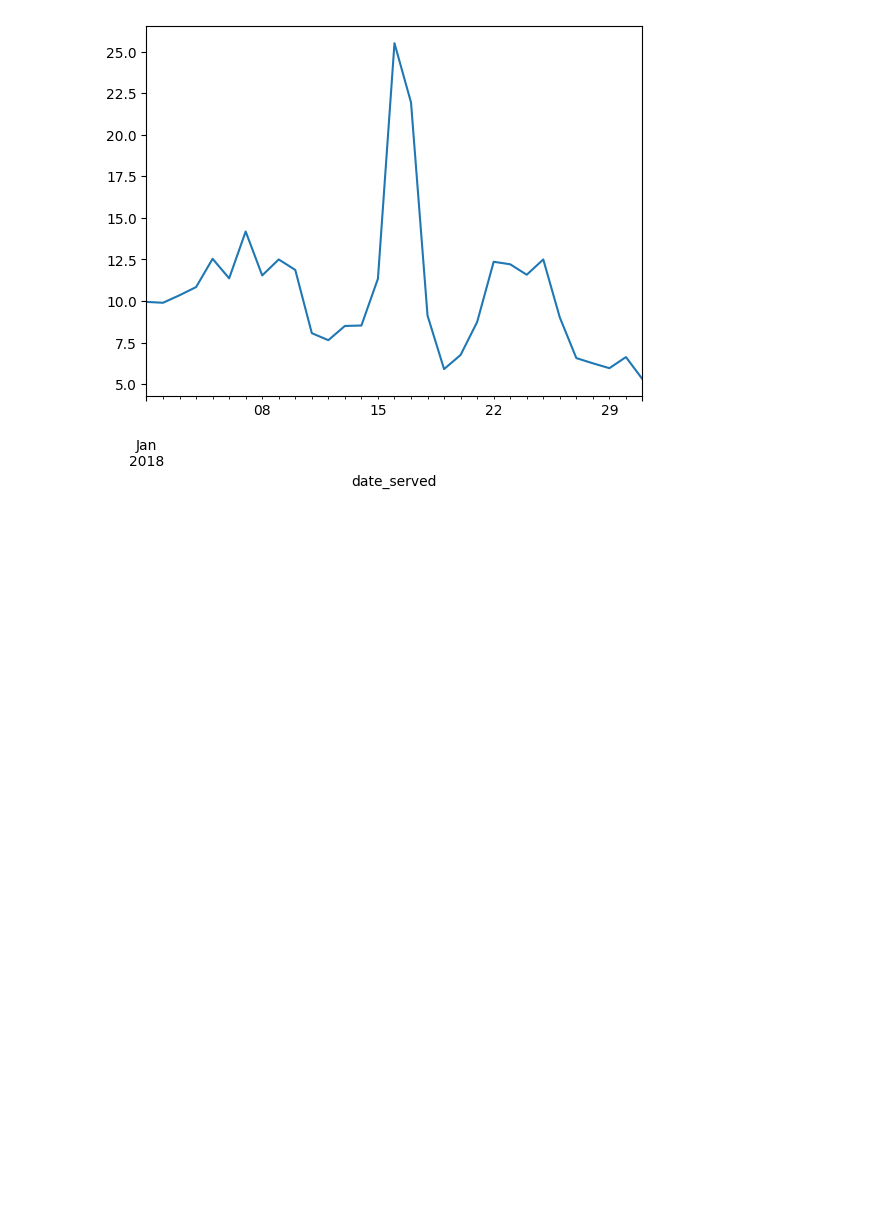
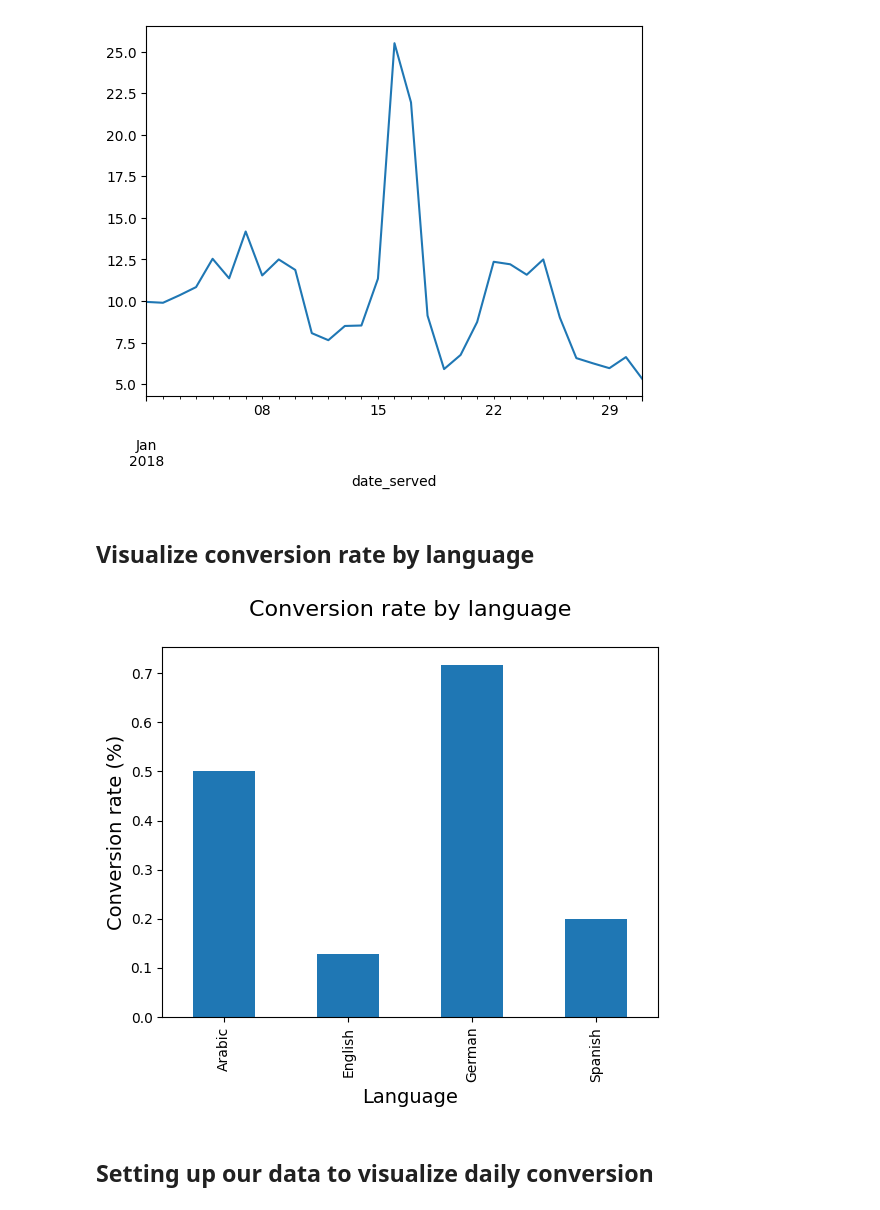
Before and after one commit to shannontorcato/analyzing-marketing-campaign, a Jupyter notebook: main.ipynb, the cells around one changed output. Cells and saved outputs as stored; diff of their text form; code cells hidden in the pictures; blank space fills up the shorter version.

```diff
--- a/main.ipynb
+++ b/main.ipynb
@@ -203,3 +209,20 @@ daily_conversion_rate.plot()
 # %% [output]
 <Axes: xlabel='date_served'>
 [figure]
+# %% [markdown]
+## Visualize conversion rate by language
+# %%
+# Create a bar chart using language_conversion_rate DataFrame
+language_conversion_rate.plot(kind = 'bar')
+
+# Add a title and x and y-axis labels
+plt.title('Conversion rate by language\n', size = 16)
+plt.xlabel('Language', size = 14)
+plt.ylabel('Conversion rate (%)', size = 14)
+
+# Display the plot
+plt.show()
+# %% [output]
+[figure, added]
+# %% [markdown]
+## Setting up our data to visualize daily conversion
```
Also changed, not shown: parts of 20 cells of this notebook.
